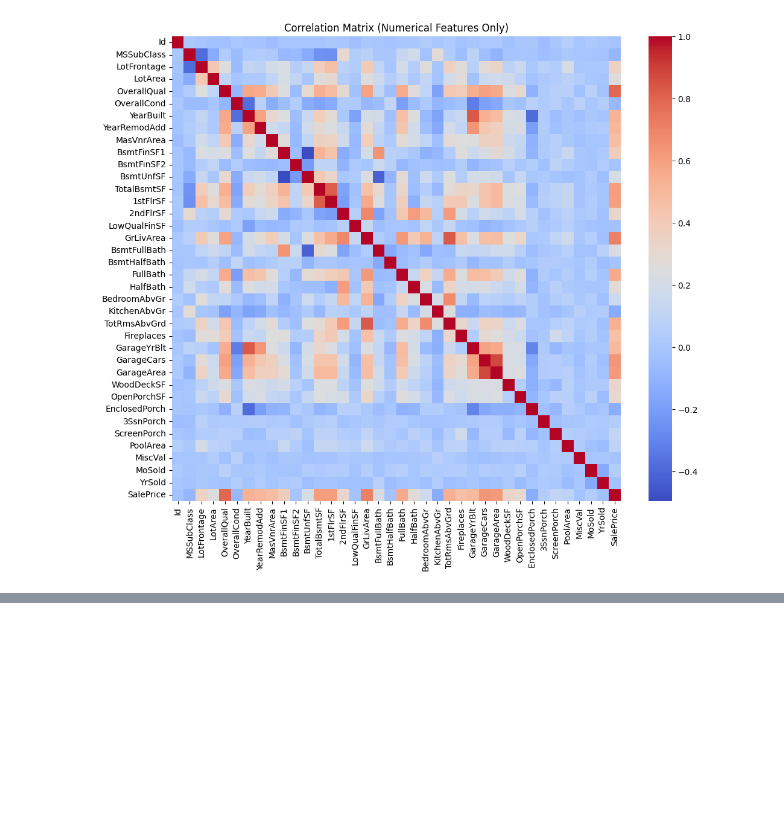
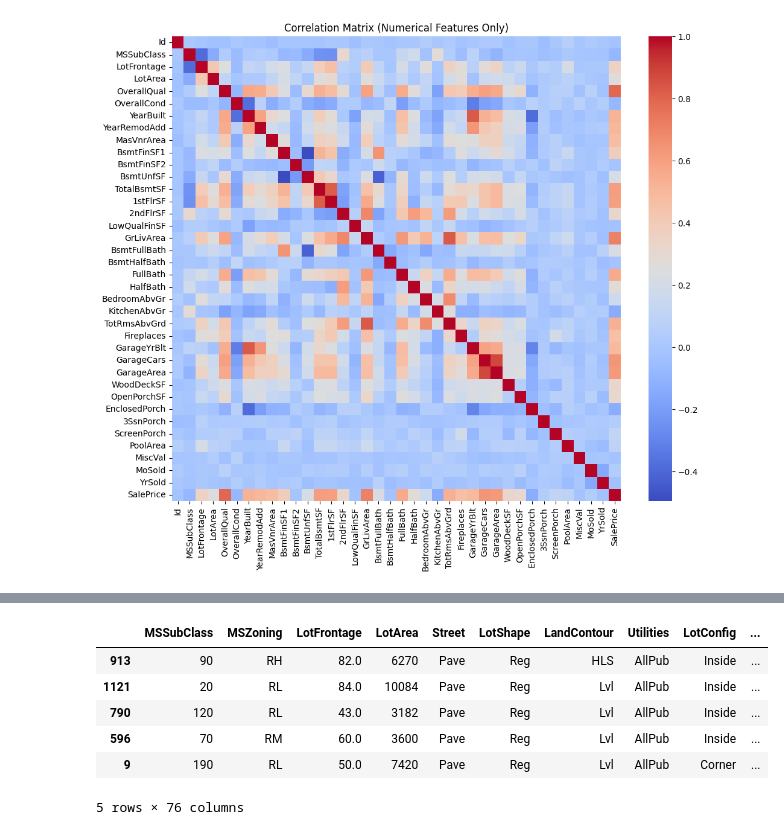
Before and after one commit to Estomihi100103/House-Prices-Kelompok-2, a Jupyter notebook: house_price.ipynb, the cells around one changed output, grey strips where cells are left out. Saved outputs shown, nothing was run; the diff lists cells and outputs as text; code cells hidden in the pictures; blank space fills up the shorter version.

```diff
--- a/house_price.ipynb
+++ b/house_price.ipynb
@@ -238,0 +326,10 @@ plt.show()
+# %%
+df.sample(5)
+# %% [output]
+|  | MSSubClass | MSZoning | LotFrontage | LotArea | Street | LotShape | LandContour | Utilities | LotConfig | ... |
+| 913 | 90 | RH | 82.0 | 6270 | Pave | Reg | HLS | AllPub | Inside | ... |
+| 1121 | 20 | RL | 84.0 | 10084 | Pave | Reg | Lvl | AllPub | Inside | ... |
+| 790 | 120 | RL | 43.0 | 3182 | Pave | Reg | Lvl | AllPub | Inside | ... |
+| 596 | 70 | RM | 60.0 | 3600 | Pave | Reg | Lvl | AllPub | Inside | ... |
+| 9 | 190 | RL | 50.0 | 7420 | Pave | Reg | Lvl | AllPub | Corner | ... |
+5 rows × 76 columns
```
Also changed, not shown: parts of 11 cells of this notebook.
